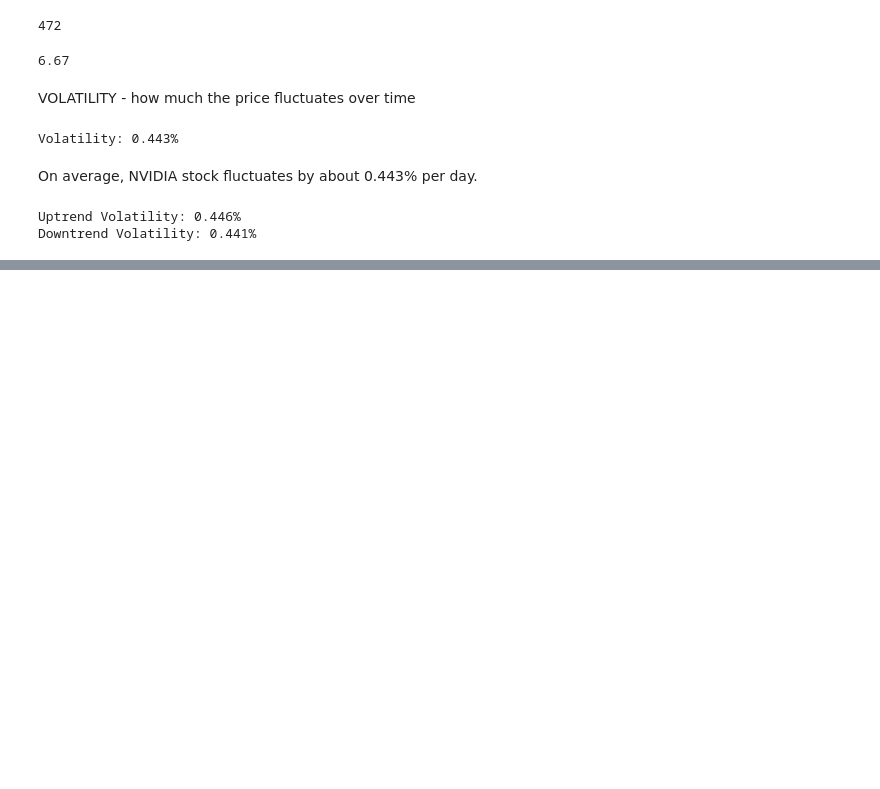
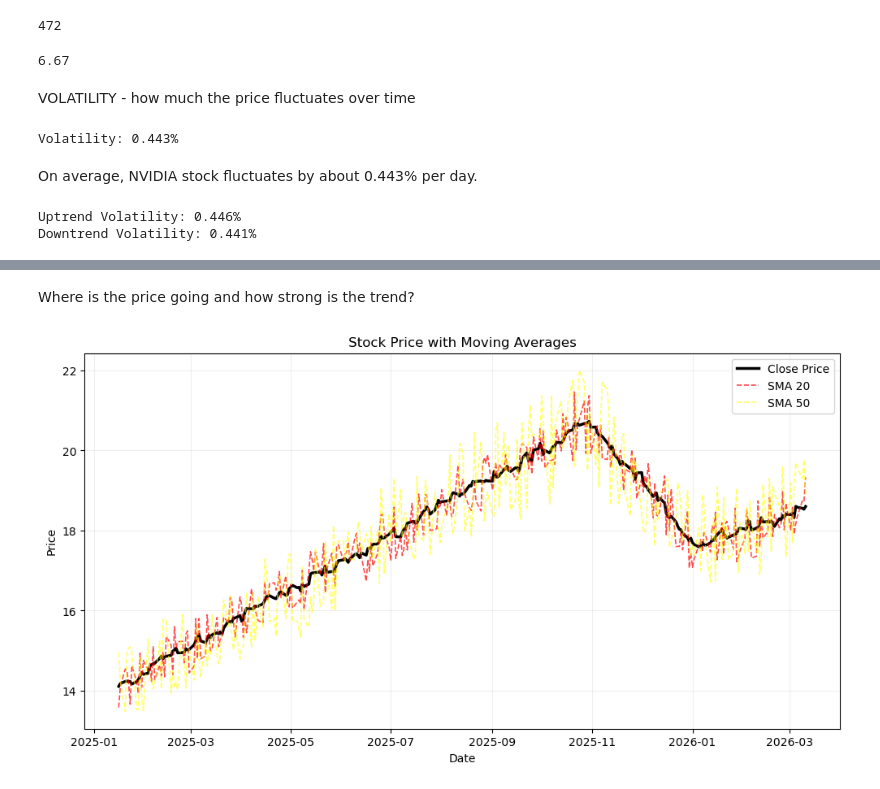
Before and after one commit to AadyaTrivedi/nvidia-stock-analysis, a Jupyter notebook: notebook/stocks.ipynb, the cells around one changed output, grey strips where cells are left out. Drawn from its saved outputs; the diff is of its cells as text; code cells hidden in the pictures; blank space fills up the shorter version.

```diff
--- a/notebook/stocks.ipynb
+++ b/notebook/stocks.ipynb
@@ -287,0 +297,52 @@ Downtrend Volatility: 0.441%
+# %% [markdown]
+Where is the price going and how strong is the trend?
+# %%
+df_recent = df.tail(300)
+
+plt.figure(figsize=(12,6))
+
+# MAIN price (bold)
+plt.plot(
+    df_recent["date"],
+    df_recent["close"],
+    color="black",
+    linewidth=2.5,
+    label="Close Price"
+)
+
+# SMA 20 (lighter, thinner)
+plt.plot(
+    df_recent["date"],
+    df_recent["sma_20"],
+    color="red",
+    linestyle="--",
+    linewidth=1.2,
+    alpha=0.7,
+    label="SMA 20"
+)
+
+# SMA 50 (even softer)
+plt.plot(
+    df_recent["date"],
+    df_recent["sma_50"],
+    color="yellow",
+    linestyle="--",
+    linewidth=1.2,
+    alpha=0.6,
+    label="SMA 50"
+)
+
+# Labels
+plt.xlabel("Date")
+plt.ylabel("Price")
+plt.title("Stock Price with Moving Averages")
+
+# Clean legend
+plt.legend()
+
+# Subtle grid
+plt.grid(True, alpha=0.2)
+
+plt.show()
+# %% [output]
+[figure, added]
```
Also changed, not shown: parts of 16 cells of this notebook, 1 other file.
